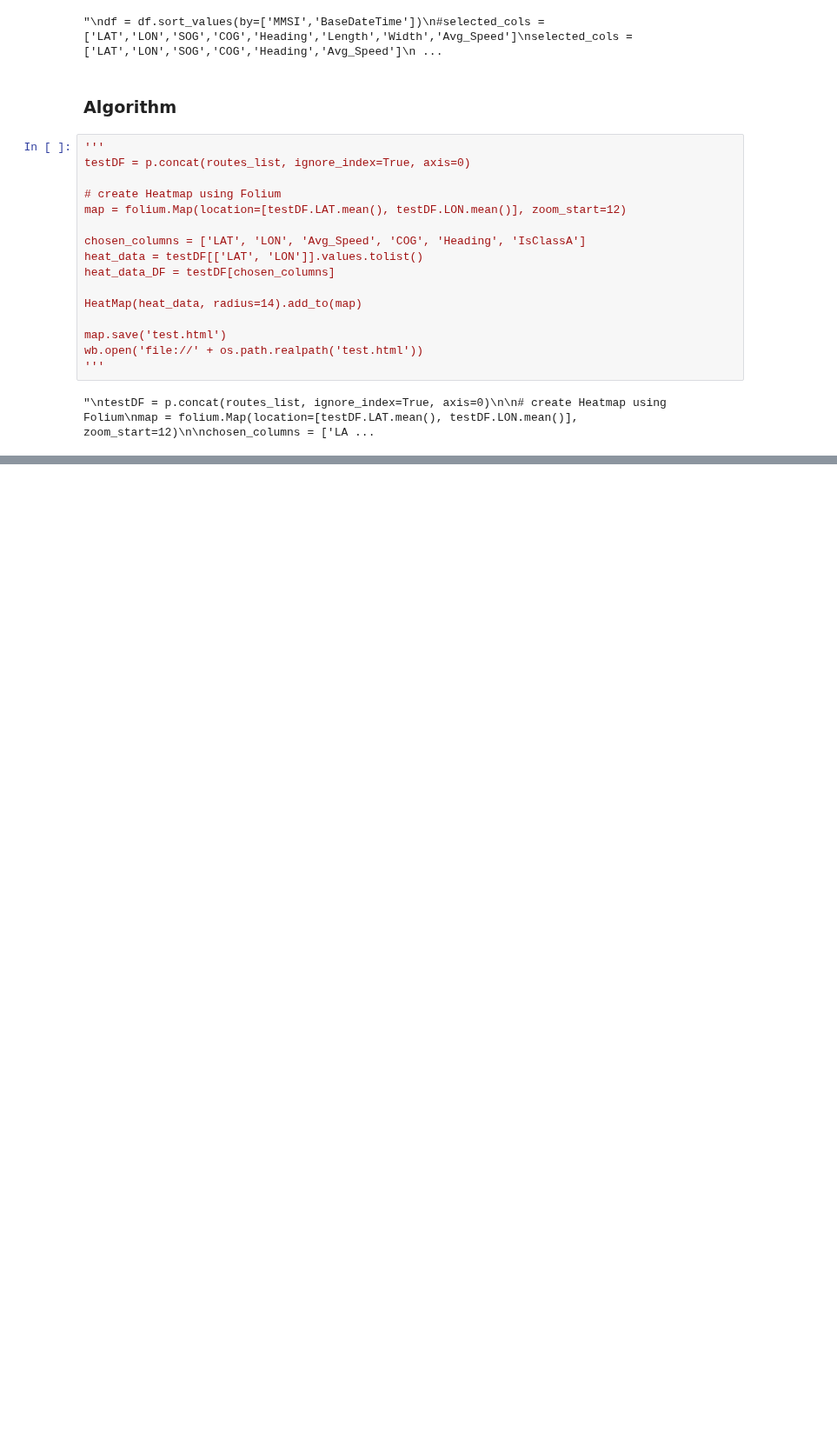
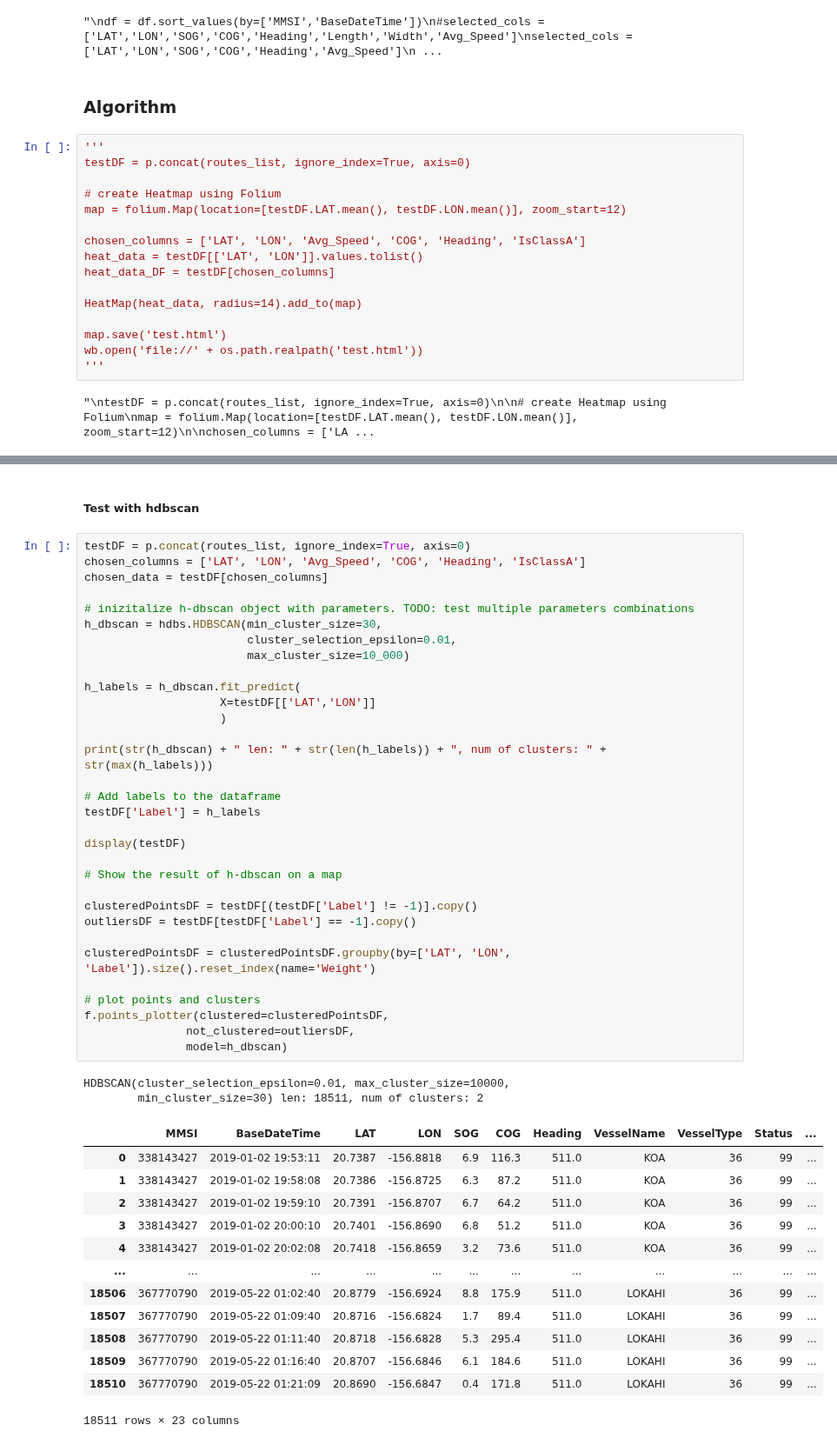
Before and after one commit to Accazeta/AIS_data_analysis, a Jupyter notebook: src/Time_series_clustering.ipynb, the cells around one changed output, grey strips where cells are left out. Shown at 87% size. Cells and saved outputs as stored; diff of their text form; blank space fills up the shorter version.

Commit message:
Added plotting function and tested new approach about clustering points within a single route

```diff
--- a/src/Time_series_clustering.ipynb
+++ b/src/Time_series_clustering.ipynb
@@ -168,0 +211,50 @@ f.route_clusters_plot(testDF)
+# %% [markdown]
+##### Test with hdbscan
+# %%
+testDF = p.concat(routes_list, ignore_index=True, axis=0)
+chosen_columns = ['LAT', 'LON', 'Avg_Speed', 'COG', 'Heading', 'IsClassA']
+chosen_data = testDF[chosen_columns]
+
+# inizitalize h-dbscan object with parameters. TODO: test multiple parameters combinations
+h_dbscan = hdbs.HDBSCAN(min_cluster_size=30,
+                        cluster_selection_epsilon=0.01,
+                        max_cluster_size=10_000)
+
+h_labels = h_dbscan.fit_predict(
+                    X=testDF[['LAT','LON']]
+                    )
+
+print(str(h_dbscan) + " len: " + str(len(h_labels)) + ", num of clusters: " + str(max(h_labels)))
+
+# Add labels to the dataframe
+testDF['Label'] = h_labels
+
+display(testDF)
+
+# Show the result of h-dbscan on a map
+
+clusteredPointsDF = testDF[(testDF['Label'] != -1)].copy()
+outliersDF = testDF[testDF['Label'] == -1].copy()
+
+clusteredPointsDF = clusteredPointsDF.groupby(by=['LAT', 'LON', 'Label']).size().reset_index(name='Weight')
+
+# plot points and clusters
+f.points_plotter(clustered=clusteredPointsDF,
+               not_clustered=outliersDF,
+               model=h_dbscan)
+# %% [output]
+HDBSCAN(cluster_selection_epsilon=0.01, max_cluster_size=10000,
+        min_cluster_size=30) len: 18511, num of clusters: 2
+|  | MMSI | BaseDateTime | LAT | LON | SOG | COG | Heading | VesselName | VesselType | Status | ... |
+| 0 | 338143427 | 2019-01-02 19:53:11 | 20.7387 | -156.8818 | 6.9 | 116.3 | 511.0 | KOA | 36 | 99 | ... |
+| 1 | 338143427 | 2019-01-02 19:58:08 | 20.7386 | -156.8725 | 6.3 | 87.2 | 511.0 | KOA | 36 | 99 | ... |
+| 2 | 338143427 | 2019-01-02 19:59:10 | 20.7391 | -156.8707 | 6.7 | 64.2 | 511.0 | KOA | 36 | 99 | ... |
+| 3 | 338143427 | 2019-01-02 20:00:10 | 20.7401 | -156.8690 | 6.8 | 51.2 | 511.0 | KOA | 36 | 99 | ... |
+| 4 | 338143427 | 2019-01-02 20:02:08 | 20.7418 | -156.8659 | 3.2 | 73.6 | 511.0 | KOA | 36 | 99 | ... |
+| ... | ... | ... | ... | ... | ... | ... | ... | ... | ... | ... | ... |
+| 18506 | 367770790 | 2019-05-22 01:02:40 | 20.8779 | -156.6924 | 8.8 | 175.9 | 511.0 | LOKAHI | 36 | 99 | ... |
+| 18507 | 367770790 | 2019-05-22 01:09:40 | 20.8716 | -156.6824 | 1.7 | 89.4 | 511.0 | LOKAHI | 36 | 99 | ... |
+| 18508 | 367770790 | 2019-05-22 01:11:40 | 20.8718 | -156.6828 | 5.3 | 295.4 | 511.0 | LOKAHI | 36 | 99 | ... |
+| 18509 | 367770790 | 2019-05-22 01:16:40 | 20.8707 | -156.6846 | 6.1 | 184.6 | 511.0 | LOKAHI | 36 | 99 | ... |
+| 18510 | 367770790 | 2019-05-22 01:21:09 | 20.8690 | -156.6847 | 0.4 | 171.8 | 511.0 | LOKAHI | 36 | 99 | ... |
+18511 rows × 23 columns
```
Also changed, not shown: parts of 4 cells of this notebook, 1 other file.
